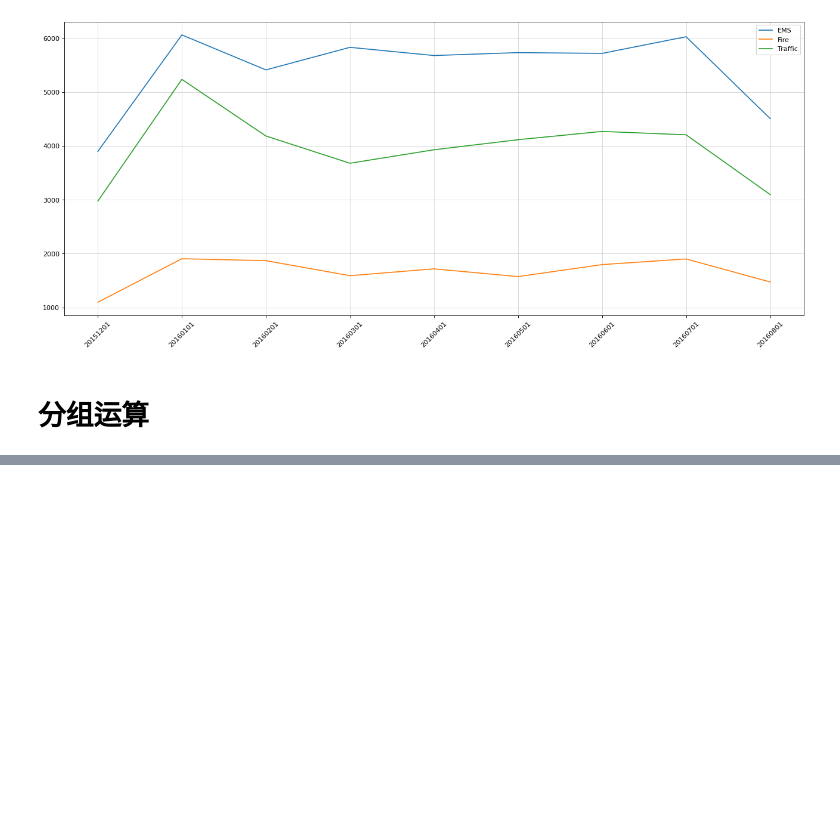
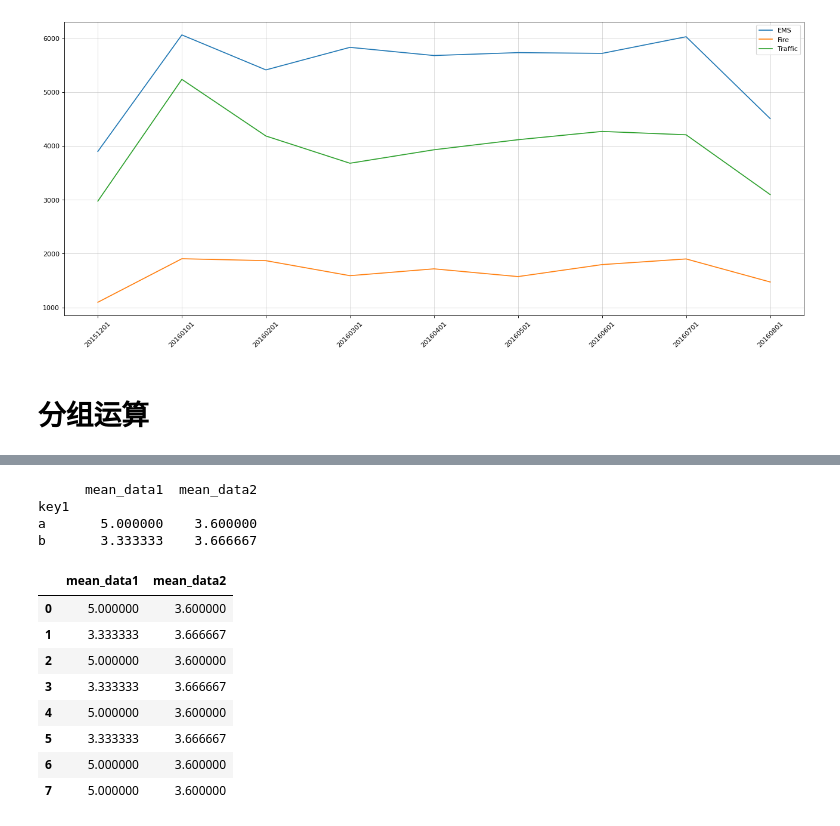
Before and after one commit to yanyusiyunshen/Data-Analysis, a Jupyter notebook: code/pandas.ipynb, the cells around one changed output, grey strips where cells are left out. Cells and saved outputs as stored; diff of their text form; code cells hidden in the pictures; blank space fills up the shorter version.

```diff
--- a/code/pandas.ipynb
+++ b/code/pandas.ipynb
@@ -2410,0 +2413,11 @@ DatetimeIndex(['2015-12-01', '2016-01-01', '2016-02-01', '2016-03-01',
+# %%
+import numpy as np
+import pandas as pd
+#分组后给名称加前缀
+dict_obj ={'key1':['a', 'b','a','b','a','b','a','a'],
+           # 'key2':['one','one','two','three','two','two','one','three'],
+           'data1': np.random.randint(1, 10, 8),
+           'data2': np.random.randint(1, 10, 8)}
+df_obj = pd.DataFrame(dict_obj)
+print(df_obj)
+print('-'*50) #按key1分组后，计算data1，data2的统计信息并附加到原始表格中，并添加表头前缀
@@ -2410,0 +2435,23 @@ DatetimeIndex(['2015-12-01', '2016-01-01', '2016-02-01', '2016-03-01',
+# %%
+k1_sum = df_obj.groupby('key1').mean(numeric_only=True).add_prefix('mean_')
+print(k1_sum)
+# %% [output]
+      mean_data1  mean_data2
+key1
+a       5.000000    3.600000
+b       3.333333    3.666667
+# %%
+#方法2，使用transform，分组后计算结果和原本的df保持一致
+k1_sum_tf = df_obj.groupby('key1').transform('mean').add_prefix('mean_')
+k1_sum_tf
+# df_obj[k1_sum_tf.columns] = k1_sum_tfprint(df_obj)
+# %% [output]
+|  | mean_data1 | mean_data2 |
+| 0 | 5.000000 | 3.600000 |
+| 1 | 3.333333 | 3.666667 |
+| 2 | 5.000000 | 3.600000 |
+| 3 | 3.333333 | 3.666667 |
+| 4 | 5.000000 | 3.600000 |
+| 5 | 3.333333 | 3.666667 |
+| 6 | 5.000000 | 3.600000 |
+| 7 | 5.000000 | 3.600000 |
```
Also changed, not shown: parts of 4 cells of this notebook.
